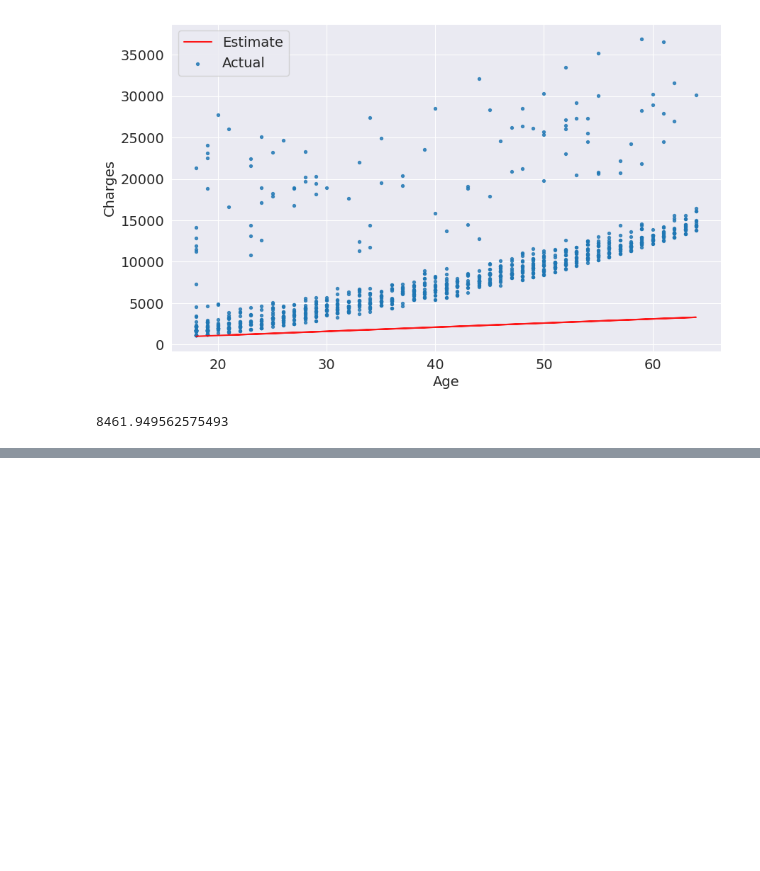
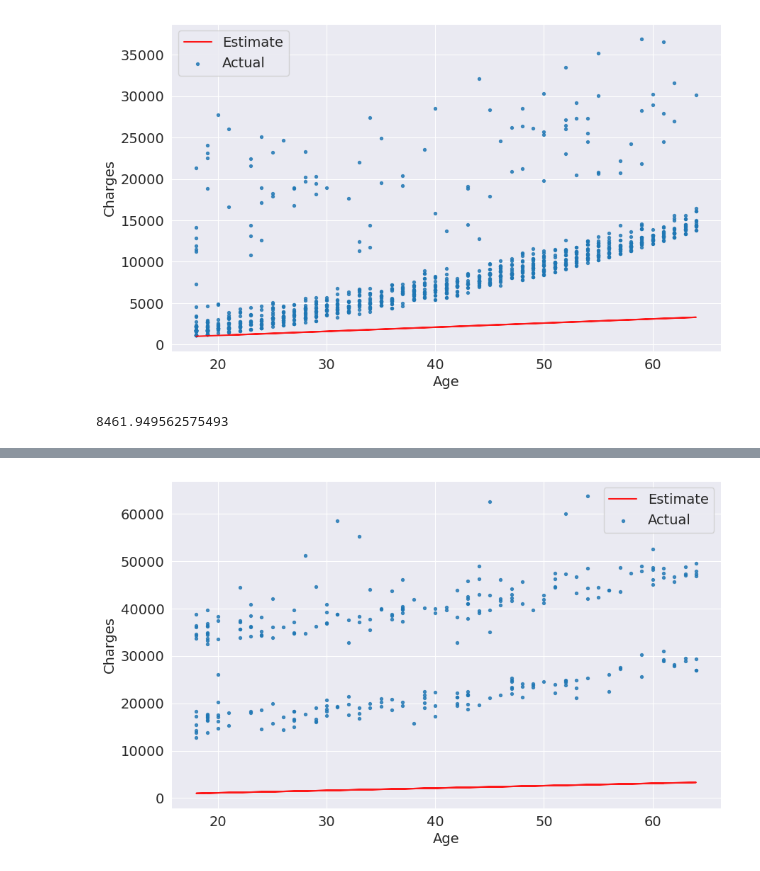
Before and after one commit to Bhaveshgd22/Machine-Learning, a Jupyter notebook: Linear_Regression.ipynb, the cells around one changed output, grey strips where cells are left out. Cells and saved outputs as stored; diff of their text form; code cells hidden in the pictures; blank space fills up the shorter version.

```diff
--- a/Linear_Regression.ipynb
+++ b/Linear_Regression.ipynb
@@ -318,0 +391,17 @@ RMSE Loss:  4683.622287033994
+# %%
+w=50
+b=100
+def estimatee_charges(age,w,b):
+    return w*age+b
+ages = smoker_df.age
+estimatedd_charges = estimatee_charges(ages, w, b)
+# %%
+target = smoker_df.charges
+
+plt.plot(ages, estimatedd_charges, 'r', alpha=0.9);
+plt.scatter(ages, target, s=8,alpha=0.8);
+plt.xlabel('Age');
+plt.ylabel('Charges')
+plt.legend(['Estimate', 'Actual']);
+# %% [output]
+[figure, added]
```
Also changed, not shown: parts of 33 cells of this notebook.
